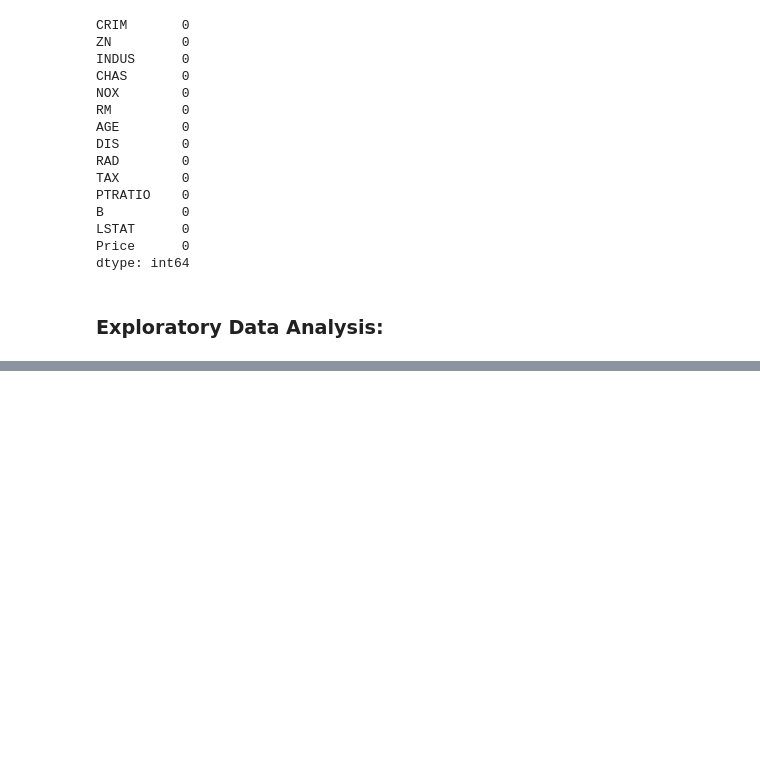
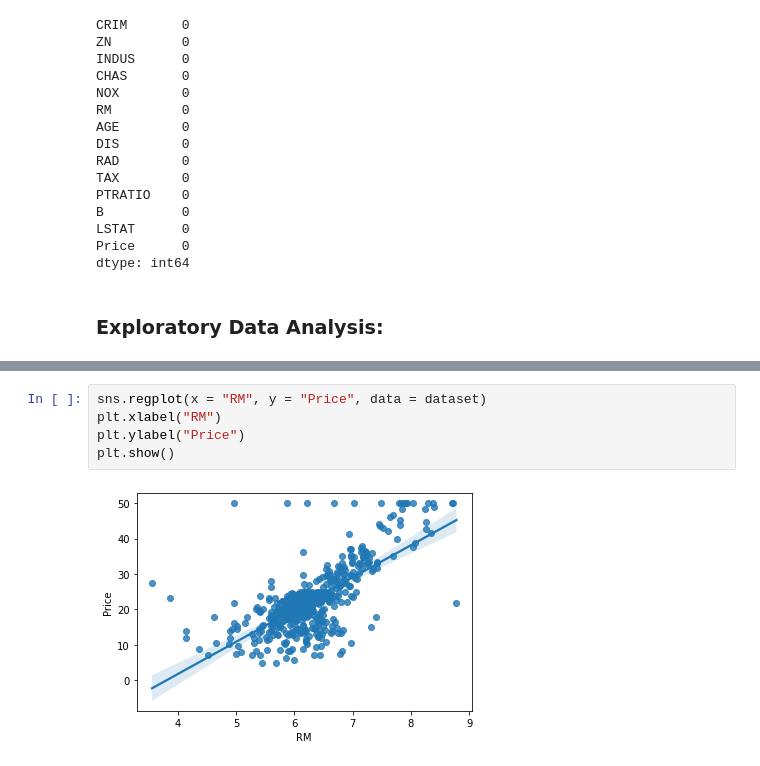
Before and after one commit to SiddheshCodeMaster/boston-housing-price-prediction-using-ML-, a Jupyter notebook: boston_housing_price_prediction.ipynb, the cells around one changed output, grey strips where cells are left out. Saved outputs shown, nothing was run; the diff lists cells and outputs as text; blank space fills up the shorter version.

```diff
--- a/boston_housing_price_prediction.ipynb
+++ b/boston_housing_price_prediction.ipynb
@@ -193,0 +208,7 @@ dataset.corr()
+# %%
+sns.regplot(x = "RM", y = "Price", data = dataset)
+plt.xlabel("RM")
+plt.ylabel("Price")
+plt.show()
+# %% [output]
+[figure, added]
```
Also changed, not shown: parts of 19 cells of this notebook.
